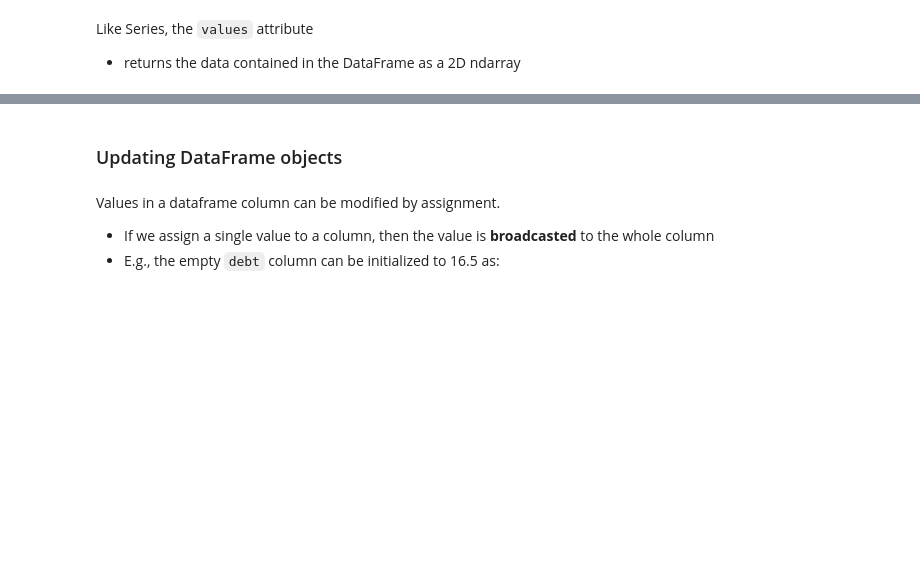
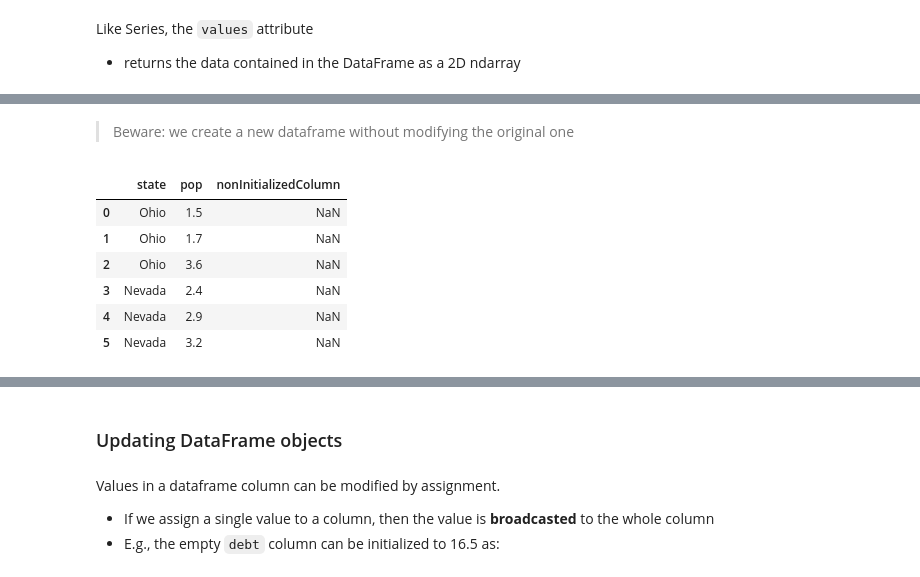
Before and after one commit to EMbeDS-education/IPDPP-GSSI-20212022, a Jupyter notebook: jupyter/jupyterNotebooks/Part1_NumPy_Pandas.ipynb, the cells around one changed output, grey strips where cells are left out. Drawn from its saved outputs; the diff is of its cells as text; code cells hidden in the pictures; blank space fills up the shorter version.

```diff
--- a/jupyter/jupyterNotebooks/Part1_NumPy_Pandas.ipynb
+++ b/jupyter/jupyterNotebooks/Part1_NumPy_Pandas.ipynb
@@ -1240,0 +1454,12 @@ frame3.fillna(1)
+# %% [markdown]
+> Beware: we create a new dataframe without modifying the original one
+# %%
+frameNaN
+# %% [output]
+|  | state | pop | nonInitializedColumn |
+| 0 | Ohio | 1.5 | NaN |
+| 1 | Ohio | 1.7 | NaN |
+| 2 | Ohio | 3.6 | NaN |
+| 3 | Nevada | 2.4 | NaN |
+| 4 | Nevada | 2.9 | NaN |
+| 5 | Nevada | 3.2 | NaN |
```
Also changed, not shown: parts of 117 cells of this notebook.
